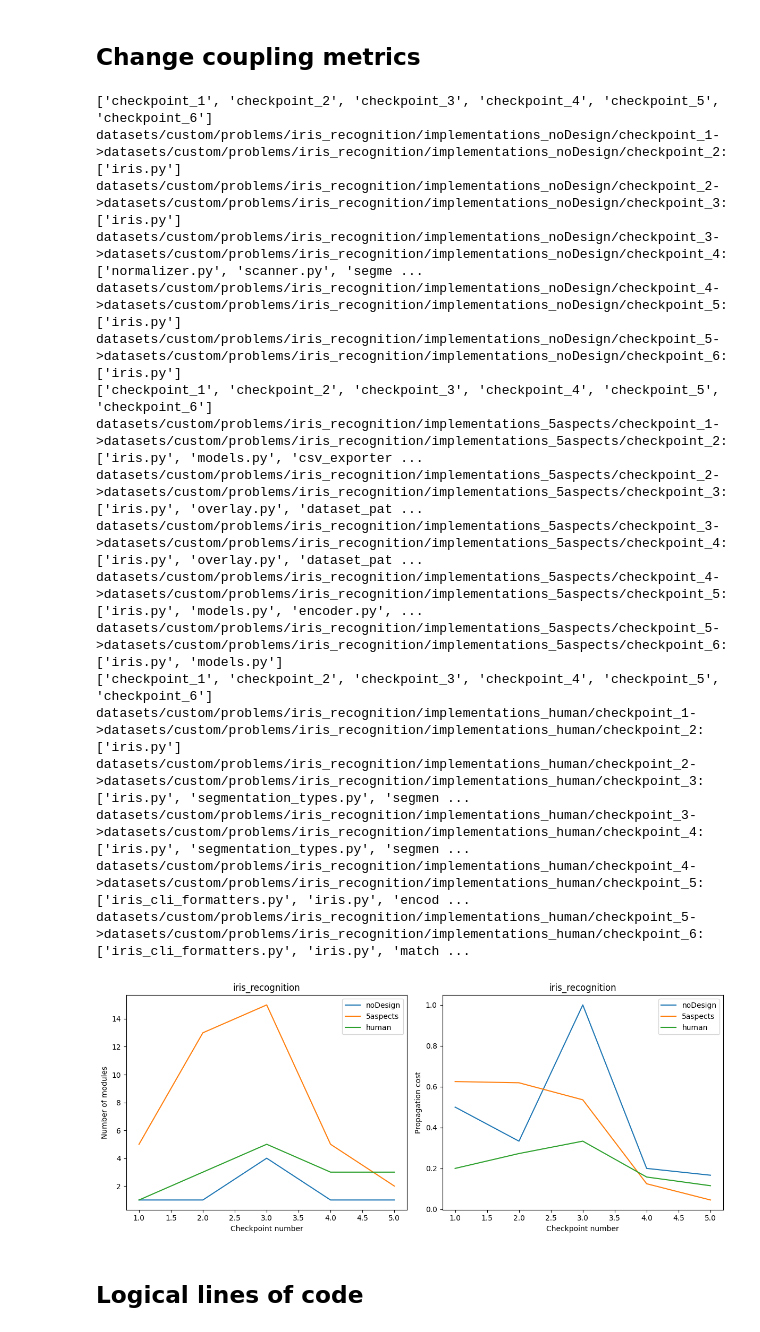
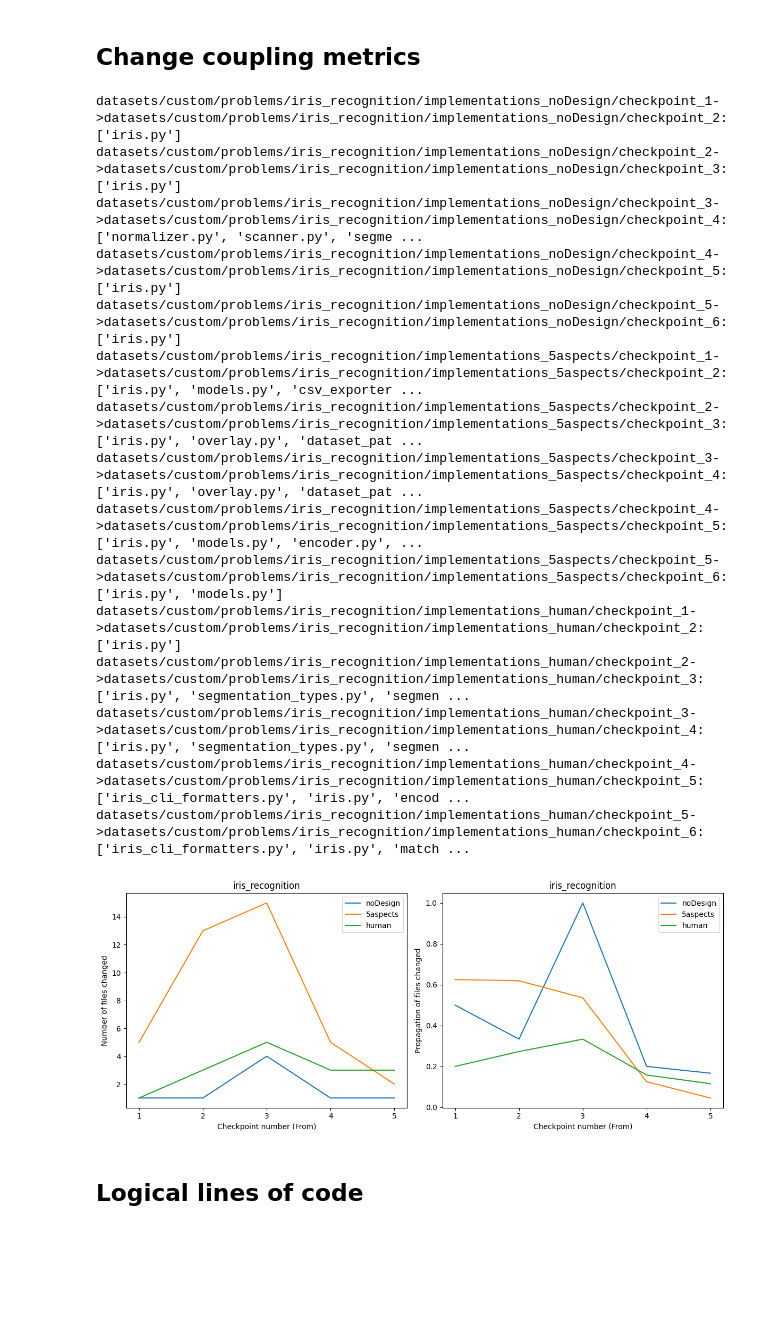
Before and after one commit to BernardMoy/Modular-SWE, a Jupyter notebook: evaluation.ipynb, the cells around one changed output. Cells and saved outputs as stored; diff of their text form; code cells hidden in the pictures; blank space fills up the shorter version.

```diff
--- a/evaluation.ipynb
+++ b/evaluation.ipynb
@@ -143,6 +143,7 @@ for mode_no, mode in enumerate(MODES):
 
 # plot
 from matplotlib import pyplot as plt
+from matplotlib.ticker import MaxNLocator
 
 fig, (ax1, ax2) = plt.subplots(1, 2, figsize=(12, 5))
 
@@ -150,42 +151,41 @@ for i, entry in enumerate(change_numbers):
     x = range(1, len(entry) + 1)
     y = entry
     ax1.plot(x, y, label=MODES[i])
-ax1.set_xlabel("Checkpoint number")
-ax1.set_ylabel("Number of modules")
+ax1.set_xlabel("Checkpoint number (From)")
+ax1.set_ylabel("Number of files changed")
 ax1.set_title(PROBLEM)
+ax1.xaxis.set_major_locator(MaxNLocator(integer=True))
 ax1.legend()
 
 for i, entry in enumerate(change_proportions):
     x = range(1, len(entry) + 1)
     y = entry
     ax2.plot(x, y, label=MODES[i])
-ax2.set_xlabel("Checkpoint number")
-ax2.set_ylabel("Propagation cost")
+ax2.set_xlabel("Checkpoint number (From)")
+ax2.set_ylabel("Propagation of files changed")
 ax2.set_title(PROBLEM)
+ax2.xaxis.set_major_locator(MaxNLocator(integer=True))
 ax2.legend()
 
 plt.tight_layout()
 plt.show()
 # %% [output]
-['checkpoint_1', 'checkpoint_2', 'checkpoint_3', 'checkpoint_4', 'checkpoint_5', 'checkpoint_6']
 datasets/custom/problems/iris_recognition/implementations_noDesign/checkpoint_1->datasets/custom/problems/iris_recognition/implementations_noDesign/checkpoint_2: ['iris.py']
 datasets/custom/problems/iris_recognition/implementations_noDesign/checkpoint_2->datasets/custom/problems/iris_recognition/implementations_noDesign/checkpoint_3: ['iris.py']
 datasets/custom/problems/iris_recognition/implementations_noDesign/checkpoint_3->datasets/custom/problems/iris_recognition/implementations_noDesign/checkpoint_4: ['normalizer.py', 'scanner.py', 'segme ...
 datasets/custom/problems/iris_recognition/implementations_noDesign/checkpoint_4->datasets/custom/problems/iris_recognition/implementations_noDesign/checkpoint_5: ['iris.py']
 datasets/custom/problems/iris_recognition/implementations_noDesign/checkpoint_5->datasets/custom/problems/iris_recognition/implementations_noDesign/checkpoint_6: ['iris.py']
-['checkpoint_1', 'checkpoint_2', 'checkpoint_3', 'checkpoint_4', 'checkpoint_5', 'checkpoint_6']
 datasets/custom/problems/iris_recognition/implementations_5aspects/checkpoint_1->datasets/custom/problems/iris_recognition/implementations_5aspects/checkpoint_2: ['iris.py', 'models.py', 'csv_exporter ...
 datasets/custom/problems/iris_recognition/implementations_5aspects/checkpoint_2->datasets/custom/problems/iris_recognition/implementations_5aspects/checkpoint_3: ['iris.py', 'overlay.py', 'dataset_pat ...
 datasets/custom/problems/iris_recognition/implementations_5aspects/checkpoint_3->datasets/custom/problems/iris_recognition/implementations_5aspects/checkpoint_4: ['iris.py', 'overlay.py', 'dataset_pat ...
 datasets/custom/problems/iris_recognition/implementations_5aspects/checkpoint_4->datasets/custom/problems/iris_recognition/implementations_5aspects/checkpoint_5: ['iris.py', 'models.py', 'encoder.py', ...
 datasets/custom/problems/iris_recognition/implementations_5aspects/checkpoint_5->datasets/custom/problems/iris_recognition/implementations_5aspects/checkpoint_6: ['iris.py', 'models.py']
-['checkpoint_1', 'checkpoint_2', 'checkpoint_3', 'checkpoint_4', 'checkpoint_5', 'checkpoint_6']
 datasets/custom/problems/iris_recognition/implementations_human/checkpoint_1->datasets/custom/problems/iris_recognition/implementations_human/checkpoint_2: ['iris.py']
 datasets/custom/problems/iris_recognition/implementations_human/checkpoint_2->datasets/custom/problems/iris_recognition/implementations_human/checkpoint_3: ['iris.py', 'segmentation_types.py', 'segmen ...
 datasets/custom/problems/iris_recognition/implementations_human/checkpoint_3->datasets/custom/problems/iris_recognition/implementations_human/checkpoint_4: ['iris.py', 'segmentation_types.py', 'segmen ...
 datasets/custom/problems/iris_recognition/implementations_human/checkpoint_4->datasets/custom/problems/iris_recognition/implementations_human/checkpoint_5: ['iris_cli_formatters.py', 'iris.py', 'encod ...
 datasets/custom/problems/iris_recognition/implementations_human/checkpoint_5->datasets/custom/problems/iris_recognition/implementations_human/checkpoint_6: ['iris_cli_formatters.py', 'iris.py', 'match ...
-[figure, old version]
+[figure, new version]
 # %% [markdown]
 ## Logical lines of code
 # %%
```
Also changed, not shown: parts of 7 cells of this notebook.
